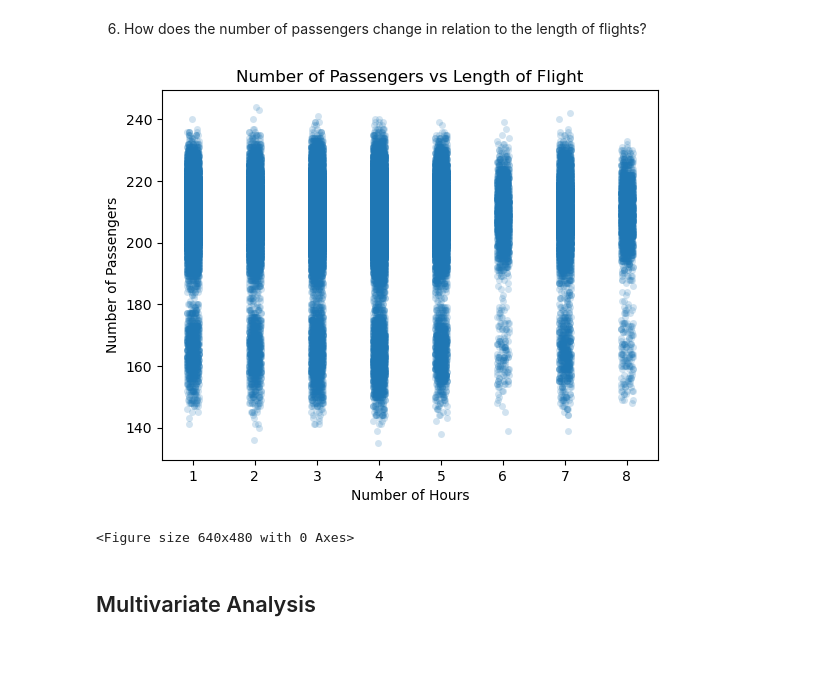
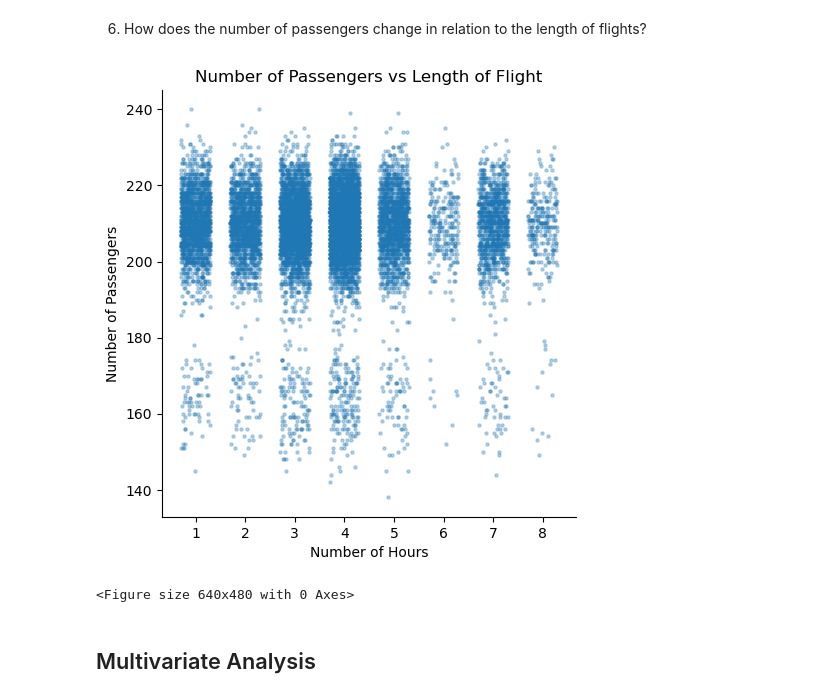
Before and after one commit to Kyuuseishu14/Codecademy_Airline_Data, a Jupyter notebook: Airline Analysis.ipynb, the cells around one changed output. Cells and saved outputs as stored; diff of their text form; code cells hidden in the pictures; blank space fills up the shorter version.

```diff
--- a/Airline Analysis.ipynb
+++ b/Airline Analysis.ipynb
@@ -149,7 +149,11 @@ Name: delay, dtype: float64
 4. Create a visualization that shows the relationship between coach and first-class prices. What is the relationship between these two prices? Do flights with higher coach prices always have higher first-class prices as well?
 # %%
 ## Task 4
-plt.scatter(x = flight.coach_price, y = flight.firstclass_price)
+perc = 0.1
+flight_sub = flight.sample(n = int(flight.shape[0]*perc))
+
+# plt.scatter(x = flight.coach_price, y = flight.firstclass_price)
+sns.lmplot(x="coach_price", y = "firstclass_price", data = flight_sub, line_kws={"color":"red"},lowess = True)
 plt.xlabel("Coach Price")
 plt.ylabel("First Class Price")
 plt.title("Coach Price vs First Class Price")
@@ -224,19 +228,20 @@ dtype: float64
 6. How does the number of passengers change in relation to the length of flights?
 # %%
 ## Task 6
-sns.stripplot(x = "hours", y = "passengers", data = flight, jitter = True, alpha = 0.2)
+# sns.stripplot(x = "hours", y = "passengers", data = flight, jitter = True, alpha = 0.1)
+sns.lmplot(x="hours", y = "passengers", data = flight_sub, x_jitter = 0.3, fit_reg = False, scatter_kws = {"s": 5, "alpha": 0.3})
 plt.xlabel("Number of Hours")
 plt.ylabel("Number of Passengers")
 plt.title("Number of Passengers vs Length of Flight")
 plt.show()
 plt.clf()
 
 #looking at the plot the maximum and minimum passengers for all flights is broadly similar
 #it appears that for longer haul flights, particularly for 6 and 8 hours that the number of flights with below 180 passengers is less common.
 #this would make sense in the context of costs
 #another note is that around 180 passengers the points are less dense for most flights indicating not many have this number.
 # %% [output]
-[figure, old version]
+[figure, new version]
 <Figure size 640x480 with 0 Axes>
 # %% [markdown]
 ## Multivariate Analysis
```
Also changed, not shown: parts of 5 cells of this notebook.
